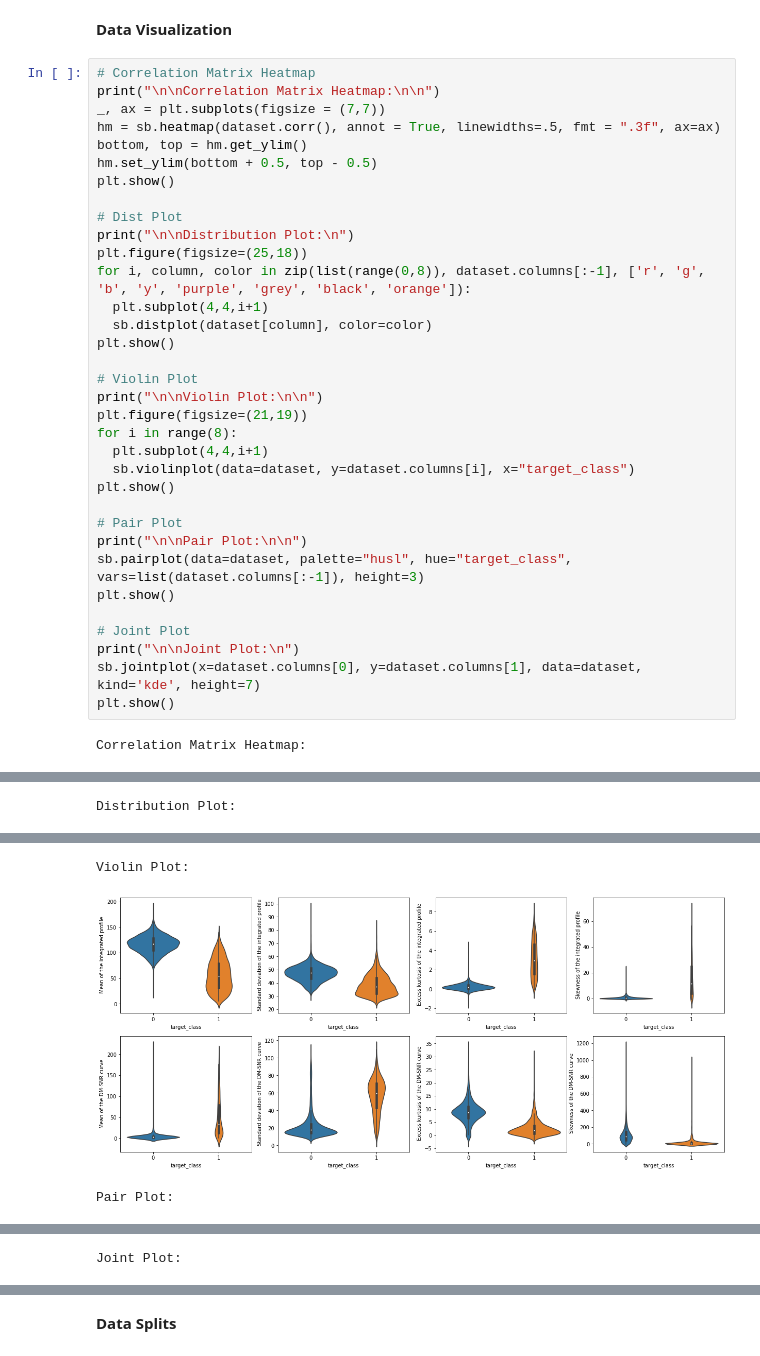
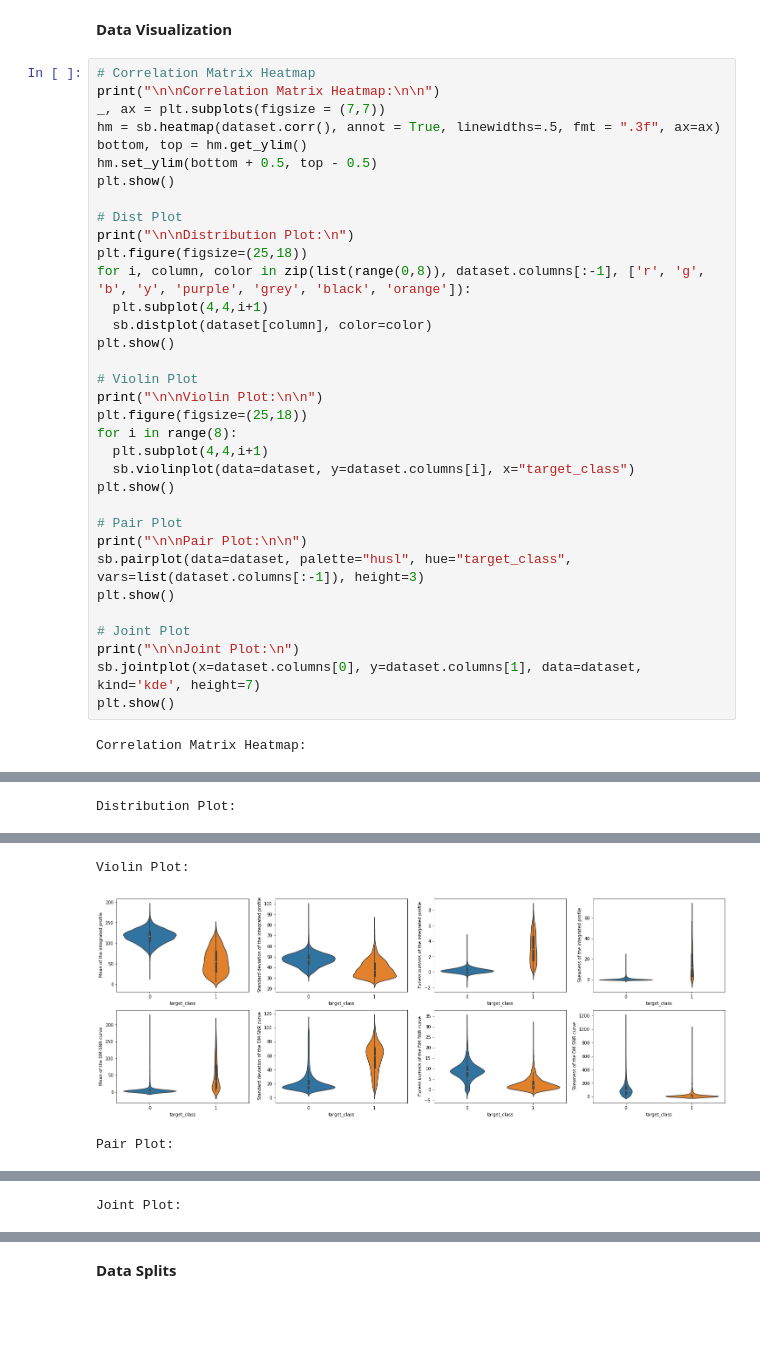
Before and after one commit to bahadirbasaran/pulsar-detection-kaggle-competition, a Jupyter notebook: main_withoutOversampling.ipynb, the cells around one changed output, grey strips where cells are left out. Cells and saved outputs as stored; diff of their text form; blank space fills up the shorter version.

```diff
--- a/main_withoutOversampling.ipynb
+++ b/main_withoutOversampling.ipynb
@@ -209,35 +209,35 @@ plt.show()
 # Dist Plot
 print("\n\nDistribution Plot:\n")
 plt.figure(figsize=(25,18))
 for i, column, color in zip(list(range(0,8)), dataset.columns[:-1], ['r', 'g', 'b', 'y', 'purple', 'grey', 'black', 'orange']):
   plt.subplot(4,4,i+1)
   sb.distplot(dataset[column], color=color)
 plt.show()
 
 # Violin Plot
 print("\n\nViolin Plot:\n\n")
-plt.figure(figsize=(21,19))
+plt.figure(figsize=(25,18))
 for i in range(8):
   plt.subplot(4,4,i+1)
   sb.violinplot(data=dataset, y=dataset.columns[i], x="target_class")
 plt.show()
 
 # Pair Plot
 print("\n\nPair Plot:\n\n")
 sb.pairplot(data=dataset, palette="husl", hue="target_class", vars=list(dataset.columns[:-1]), height=3)
 plt.show()
 
 # Joint Plot
 print("\n\nJoint Plot:\n")
 sb.jointplot(x=dataset.columns[0], y=dataset.columns[1], data=dataset, kind='kde', height=7)
 plt.show()
 # %% [output]
 Correlation Matrix Heatmap:
 [figure]
 Distribution Plot:
 [figure]
 Violin Plot:
-[figure, old version]
+[figure, new version]
 Pair Plot:
 [figure]
 Joint Plot:
```
